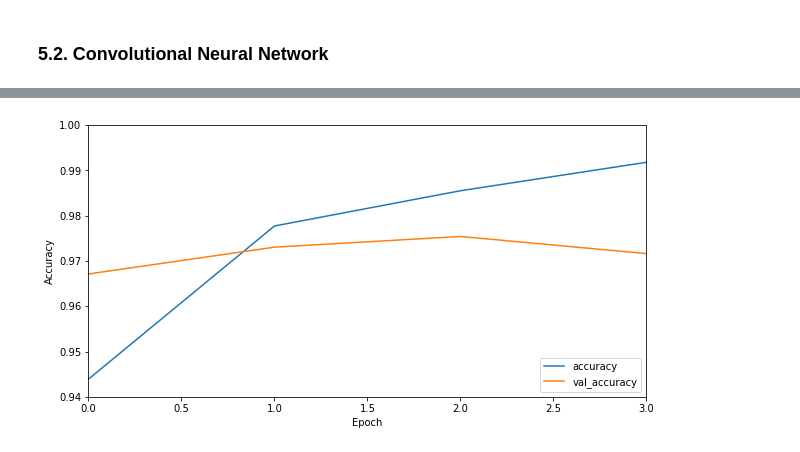
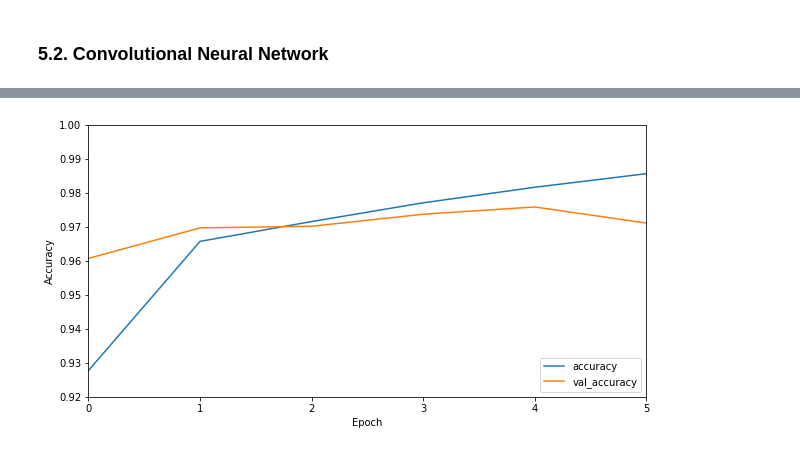
Before and after one commit to ravimalde/fake_news_classifier, a Jupyter notebook: fake_news.ipynb, the cells around one changed output, grey strips where cells are left out. Drawn from its saved outputs; the diff is of its cells as text; code cells hidden in the pictures.

```diff
--- a/fake_news.ipynb
+++ b/fake_news.ipynb
@@ -479,10 +439,14 @@ cnn = Sequential()
 cnn.add(Embedding(input_dim=1500, output_dim=32, input_length=20))
 cnn.add(Conv1D(64, 3, activation='relu', padding='same'))
 cnn.add(MaxPooling1D(2))
+cnn.add(Dropout(0.3))
 cnn.add(Conv1D(64, 3, activation='relu', padding='same'))
 cnn.add(MaxPooling1D(2))
+cnn.add(Dropout(0.3))
 cnn.add(Conv1D(64, 3, activation='relu', padding='same'))
 cnn.add(Flatten())
+cnn.add(Dense(8, activation='relu'))
+cnn.add(Dropout(0.3))
 cnn.add(Dense(1, activation='sigmoid'))
 cnn.summary()
 # %% [output]
@@ -510,7 +474,7 @@ callback = tf.keras.callbacks.EarlyStopping(monitor='val_accuracy',
                                             mode='auto',
                                             restore_best_weights=True)
 # %%
-history = cnn.fit(X_train,
+history2 = cnn.fit(X_train,
                   y_train,
                   epochs=10,
                   callbacks=[callback],
@@ -528,15 +496,15 @@ Epoch 4/10
 # %%
 plt.figure(figsize=(10,5))
-plt.plot(history.history['accuracy'], label='accuracy')
-plt.plot(history.history['val_accuracy'], label = 'val_accuracy')
+plt.plot(history2.history['accuracy'], label='accuracy')
+plt.plot(history2.history['val_accuracy'], label = 'val_accuracy')
 plt.xlabel('Epoch')
-plt.xlim(0,3)
-plt.ylim(0.94, 1)
+plt.xlim(0,5)
+plt.ylim(0.92, 1)
 plt.ylabel('Accuracy')
 plt.legend(loc='lower right')
 plt.show()
 # %% [output]
-[figure, old version]
+[figure, new version]
 # %%
 val_score = cnn.evaluate(X_val, y_val)
 # %% [output]
```
Also changed, not shown: parts of 65 cells of this notebook, 4 other files.
